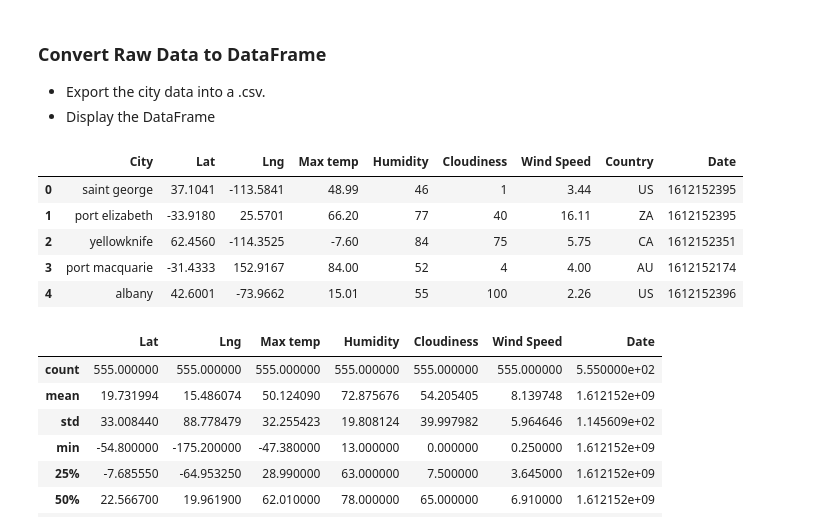
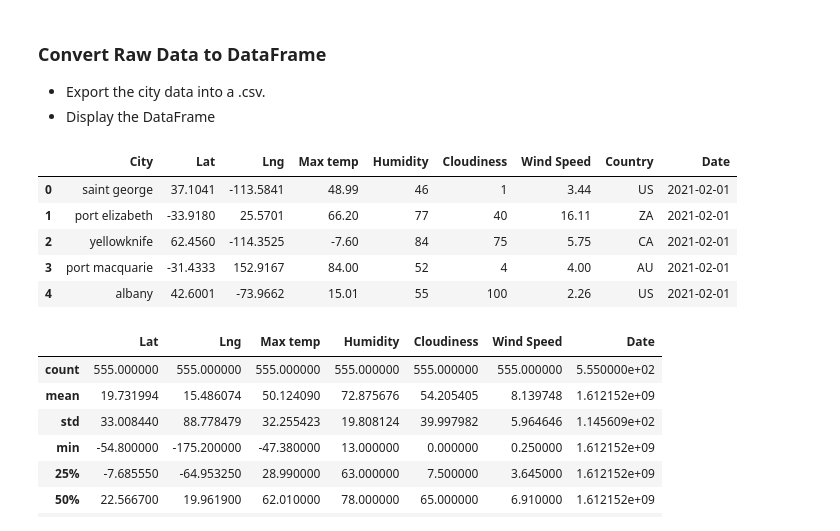
Before and after one commit to khartmann5/python-api-challenge, a Jupyter notebook: WeatherPy/WeatherPy.ipynb, the cells around one changed output. Cells and saved outputs as stored; diff of their text form; code cells hidden in the pictures.

Commit message:
converted date string to human readable format

```diff
--- a/WeatherPy/WeatherPy.ipynb
+++ b/WeatherPy/WeatherPy.ipynb
@@ -132,16 +132,17 @@ Processing Record 45 of Set 11 for ust-maya
 # %%
 # Create a DataFrame from the raw data and export to csv
 weather_df = pd.DataFrame({"City":existing_city,"Lat":lat,"Lng":lng,"Max temp":max_temp,"Humidity":humidity,\
                            "Cloudiness":cloudiness,"Wind Speed":wind_speed,"Country":country,"Date":date})
+weather_df["Date"] = pd.to_datetime(weather_df["Date"],unit='s').dt.strftime("%Y-%m-%d")
 weather_df.to_csv("output_data/Weatherpy.csv")
 weather_df.head()
 # %% [output]
 |  | City | Lat | Lng | Max temp | Humidity | Cloudiness | Wind Speed | Country | Date |
-| 0 | saint george | 37.1041 | -113.5841 | 48.99 | 46 | 1 | 3.44 | US | 1612152395 |
-| 1 | port elizabeth | -33.9180 | 25.5701 | 66.20 | 77 | 40 | 16.11 | ZA | 1612152395 |
-| 2 | yellowknife | 62.4560 | -114.3525 | -7.60 | 84 | 75 | 5.75 | CA | 1612152351 |
-| 3 | port macquarie | -31.4333 | 152.9167 | 84.00 | 52 | 4 | 4.00 | AU | 1612152174 |
-| 4 | albany | 42.6001 | -73.9662 | 15.01 | 55 | 100 | 2.26 | US | 1612152396 |
+| 0 | saint george | 37.1041 | -113.5841 | 48.99 | 46 | 1 | 3.44 | US | 2021-02-01 |
+| 1 | port elizabeth | -33.9180 | 25.5701 | 66.20 | 77 | 40 | 16.11 | ZA | 2021-02-01 |
+| 2 | yellowknife | 62.4560 | -114.3525 | -7.60 | 84 | 75 | 5.75 | CA | 2021-02-01 |
+| 3 | port macquarie | -31.4333 | 152.9167 | 84.00 | 52 | 4 | 4.00 | AU | 2021-02-01 |
+| 4 | albany | 42.6001 | -73.9662 | 15.01 | 55 | 100 | 2.26 | US | 2021-02-01 |
 # %%
 # Summary statistics on DataFrame
 weather_df.describe()
```
Also changed, not shown: parts of 7 cells of this notebook, 1 other file.
